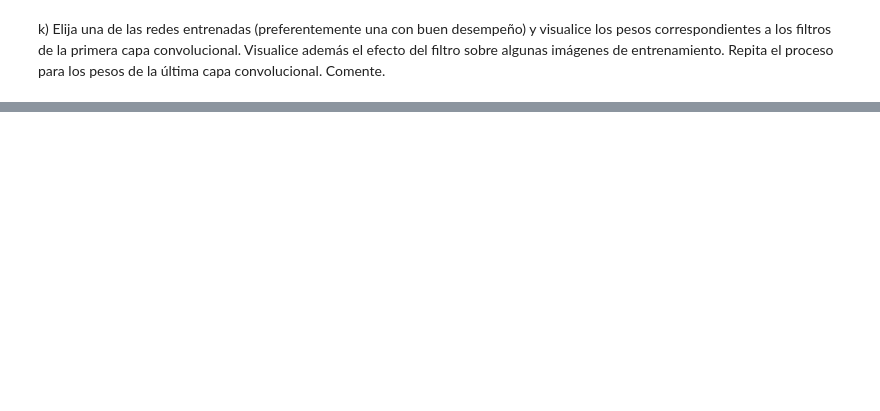
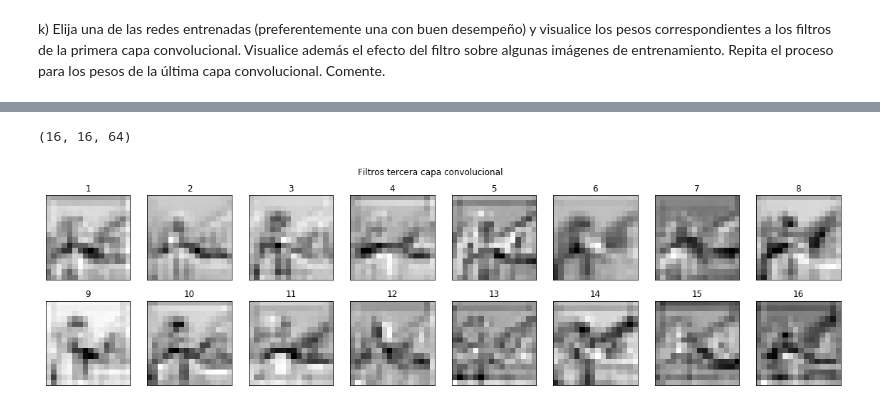
Before and after one commit to MrSutra/NeuralNetworks-1, a Jupyter notebook: Pregunta 3.ipynb, the cells around one changed output, grey strips where cells are left out. Cells and saved outputs as stored; diff of their text form; code cells hidden in the pictures; blank space fills up the shorter version.

```diff
--- a/Pregunta 3.ipynb
+++ b/Pregunta 3.ipynb
@@ -1101,0 +1239,14 @@ k) Elija una de las redes entrenadas (preferentemente una con buen desempeño) y
+# %%
+print(intermediate_output.shape[1:])
+
+im_lay_6 = intermediate_output[2]
+
+plot_weights(im_lay_6, "Filtros tercera capa convolucional")
+
+
+intermediate_layer_model = Model(inputs=model_2c_128_64.input,
+                                 outputs=model_2c_128_64.layers[8].output)
+intermediate_output = intermediate_layer_model.predict(x_train[:100])
+# %% [output]
+(16, 16, 64)
+[figure, added]
```
Also changed, not shown: parts of 14 cells of this notebook, 8 other files.
